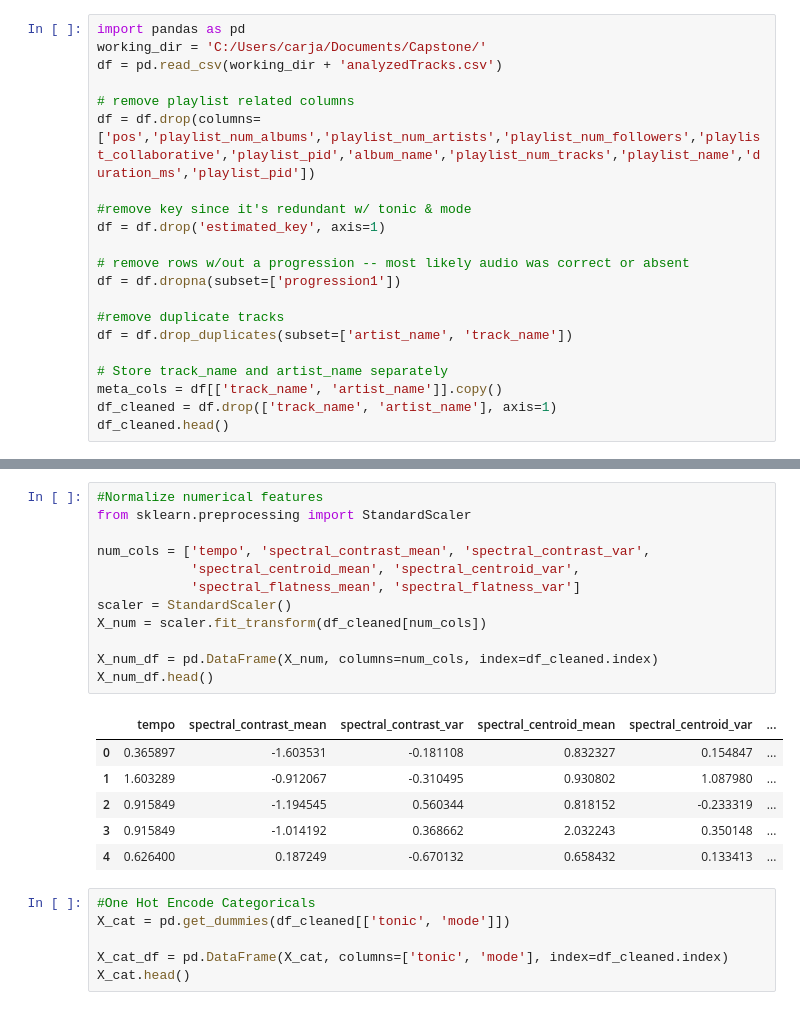
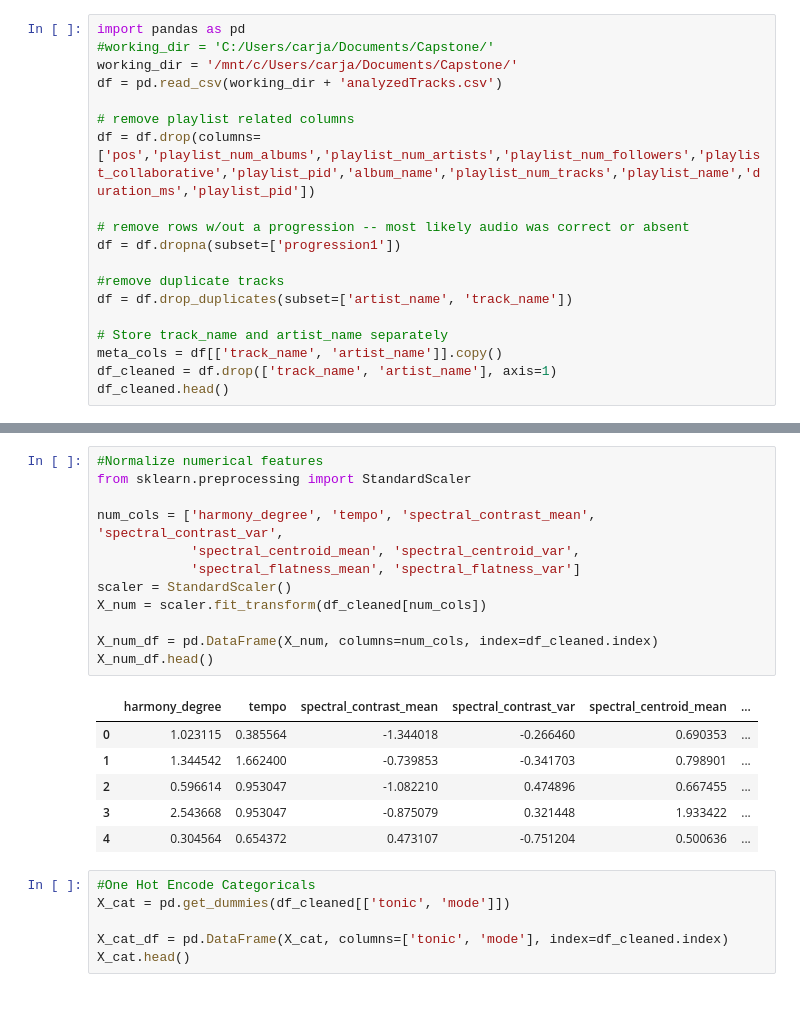
Before and after one commit to carjam/OJ, a Jupyter notebook: Comparison.ipynb, the cells around one changed output, grey strips where cells are left out. Cells and saved outputs as stored; diff of their text form.

```diff
--- a/Comparison.ipynb
+++ b/Comparison.ipynb
@@ -20,14 +15,12 @@ Installing collected packages: rapidfuzz, Levenshtein, python-Levenshtein
 Successfully installed Levenshtein-0.27.1 python-Levenshtein-0.27.1 rapidfuzz-3.13.0
 # %%
 import pandas as pd
-working_dir = 'C:/Users/carja/Documents/Capstone/'
+#working_dir = 'C:/Users/carja/Documents/Capstone/'
+working_dir = '/mnt/c/Users/carja/Documents/Capstone/'
 df = pd.read_csv(working_dir + 'analyzedTracks.csv')
 
 # remove playlist related columns
 df = df.drop(columns=['pos','playlist_num_albums','playlist_num_artists','playlist_num_followers','playlist_collaborative','playlist_pid','album_name','playlist_num_tracks','playlist_name','duration_ms','playlist_pid'])
-
-#remove key since it's redundant w/ tonic & mode
-df = df.drop('estimated_key', axis=1)
 
 # remove rows w/out a progression -- most likely audio was correct or absent
 df = df.dropna(subset=['progression1'])
@@ -42,22 +42,22 @@ df_cleaned.head()
 # %%
 #Normalize numerical features
 from sklearn.preprocessing import StandardScaler
 
-num_cols = ['tempo', 'spectral_contrast_mean', 'spectral_contrast_var',
+num_cols = ['harmony_degree', 'tempo', 'spectral_contrast_mean', 'spectral_contrast_var',
             'spectral_centroid_mean', 'spectral_centroid_var',
             'spectral_flatness_mean', 'spectral_flatness_var']
 scaler = StandardScaler()
 X_num = scaler.fit_transform(df_cleaned[num_cols])
 
 X_num_df = pd.DataFrame(X_num, columns=num_cols, index=df_cleaned.index)
 X_num_df.head()
 # %% [output]
-|  | tempo | spectral_contrast_mean | spectral_contrast_var | spectral_centroid_mean | spectral_centroid_var | ... |
-| 0 | 0.365897 | -1.603531 | -0.181108 | 0.832327 | 0.154847 | ... |
-| 1 | 1.603289 | -0.912067 | -0.310495 | 0.930802 | 1.087980 | ... |
-| 2 | 0.915849 | -1.194545 | 0.560344 | 0.818152 | -0.233319 | ... |
-| 3 | 0.915849 | -1.014192 | 0.368662 | 2.032243 | 0.350148 | ... |
-| 4 | 0.626400 | 0.187249 | -0.670132 | 0.658432 | 0.133413 | ... |
+|  | harmony_degree | tempo | spectral_contrast_mean | spectral_contrast_var | spectral_centroid_mean | ... |
+| 0 | 1.023115 | 0.385564 | -1.344018 | -0.266460 | 0.690353 | ... |
+| 1 | 1.344542 | 1.662400 | -0.739853 | -0.341703 | 0.798901 | ... |
+| 2 | 0.596614 | 0.953047 | -1.082210 | 0.474896 | 0.667455 | ... |
+| 3 | 2.543668 | 0.953047 | -0.875079 | 0.321448 | 1.933422 | ... |
+| 4 | 0.304564 | 0.654372 | 0.473107 | -0.751204 | 0.500636 | ... |
 # %%
 #One Hot Encode Categoricals
 X_cat = pd.get_dummies(df_cleaned[['tonic', 'mode']])
```
Also changed, not shown: parts of 7 cells of this notebook.
